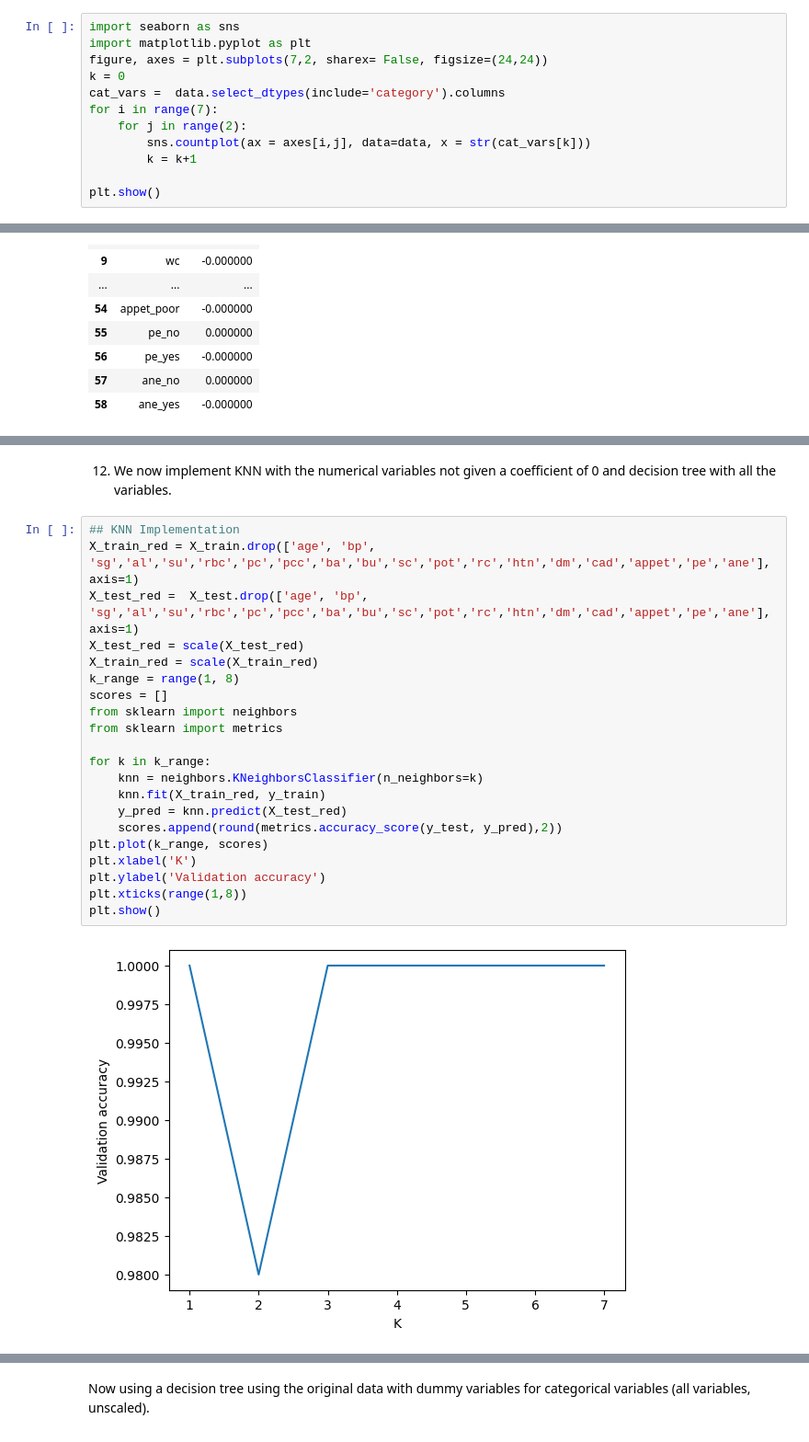
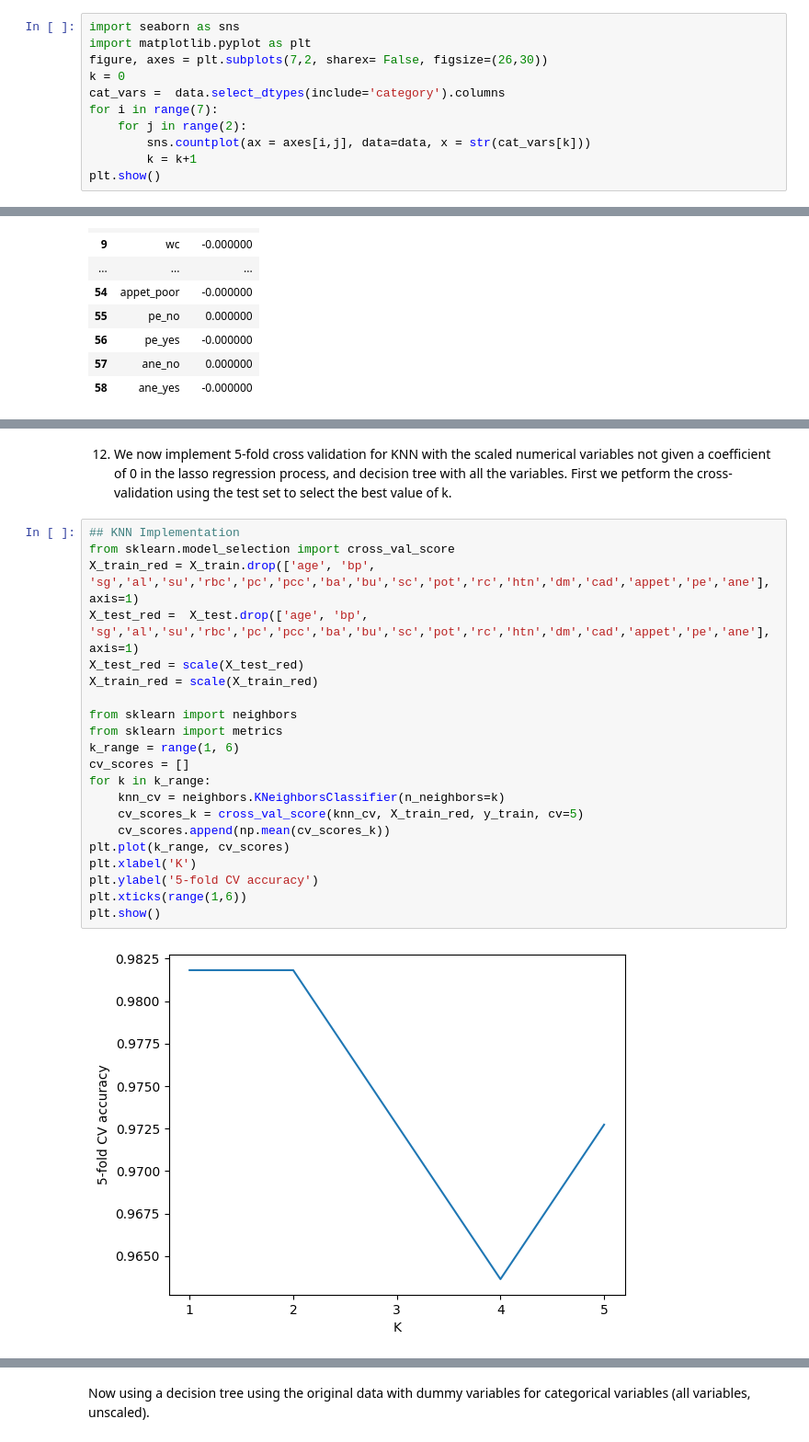
Before and after one commit to seebachl/3DA3-Asgmt-6, a Jupyter notebook: Seebach_Lily_HW6.ipynb, the cells around one changed output, grey strips where cells are left out. Shown at 92% size. Cells and saved outputs as stored; diff of their text form.

```diff
--- a/Seebach_Lily_HW6.ipynb
+++ b/Seebach_Lily_HW6.ipynb
@@ -190,13 +177,12 @@ Some variables are heavily skewed such as white blood cell count, potassium, ser
 # %%
 import seaborn as sns
 import matplotlib.pyplot as plt
-figure, axes = plt.subplots(7,2, sharex= False, figsize=(24,24))
+figure, axes = plt.subplots(7,2, sharex= False, figsize=(26,30))
 k = 0
 cat_vars =  data.select_dtypes(include='category').columns
 for i in range(7):
     for j in range(2):
         sns.countplot(ax = axes[i,j], data=data, x = str(cat_vars[k]))
         k = k+1
-
 plt.show()
 # %% [output]
@@ -362,25 +334,25 @@ Using lasso regression, we see that many variables have been given a coefficient
 # %% [markdown]
-12. We now implement KNN with the numerical variables not given a coefficient of 0 and decision tree with all the variables.
+12. We now implement 5-fold cross validation for KNN with the scaled numerical variables not given a coefficient of 0 in the lasso regression process, and decision tree with all the variables. First we petform the cross-validation using the test set to select the best value of k.
 # %%
 ## KNN Implementation
+from sklearn.model_selection import cross_val_score
 X_train_red = X_train.drop(['age', 'bp', 'sg','al','su','rbc','pc','pcc','ba','bu','sc','pot','rc','htn','dm','cad','appet','pe','ane'], axis=1)
 X_test_red =  X_test.drop(['age', 'bp', 'sg','al','su','rbc','pc','pcc','ba','bu','sc','pot','rc','htn','dm','cad','appet','pe','ane'], axis=1)
 X_test_red = scale(X_test_red)
 X_train_red = scale(X_train_red)
-k_range = range(1, 8)
-scores = []
+
 from sklearn import neighbors
 from sklearn import metrics
-
+k_range = range(1, 6)
+cv_scores = []
 for k in k_range:
-    knn = neighbors.KNeighborsClassifier(n_neighbors=k)
-    knn.fit(X_train_red, y_train)
-    y_pred = knn.predict(X_test_red)
-    scores.append(round(metrics.accuracy_score(y_test, y_pred),2))
-plt.plot(k_range, scores)
+    knn_cv = neighbors.KNeighborsClassifier(n_neighbors=k)
+    cv_scores_k = cross_val_score(knn_cv, X_train_red, y_train, cv=5)
+    cv_scores.append(np.mean(cv_scores_k))
+plt.plot(k_range, cv_scores)
 plt.xlabel('K')
-plt.ylabel('Validation accuracy')
-plt.xticks(range(1,8))
+plt.ylabel('5-fold CV accuracy')
+plt.xticks(range(1,6))
 plt.show()
 # %% [output]
-[figure, old version]
+[figure, new version]
```
Also changed, not shown: parts of 47 cells of this notebook, 20 other files.
